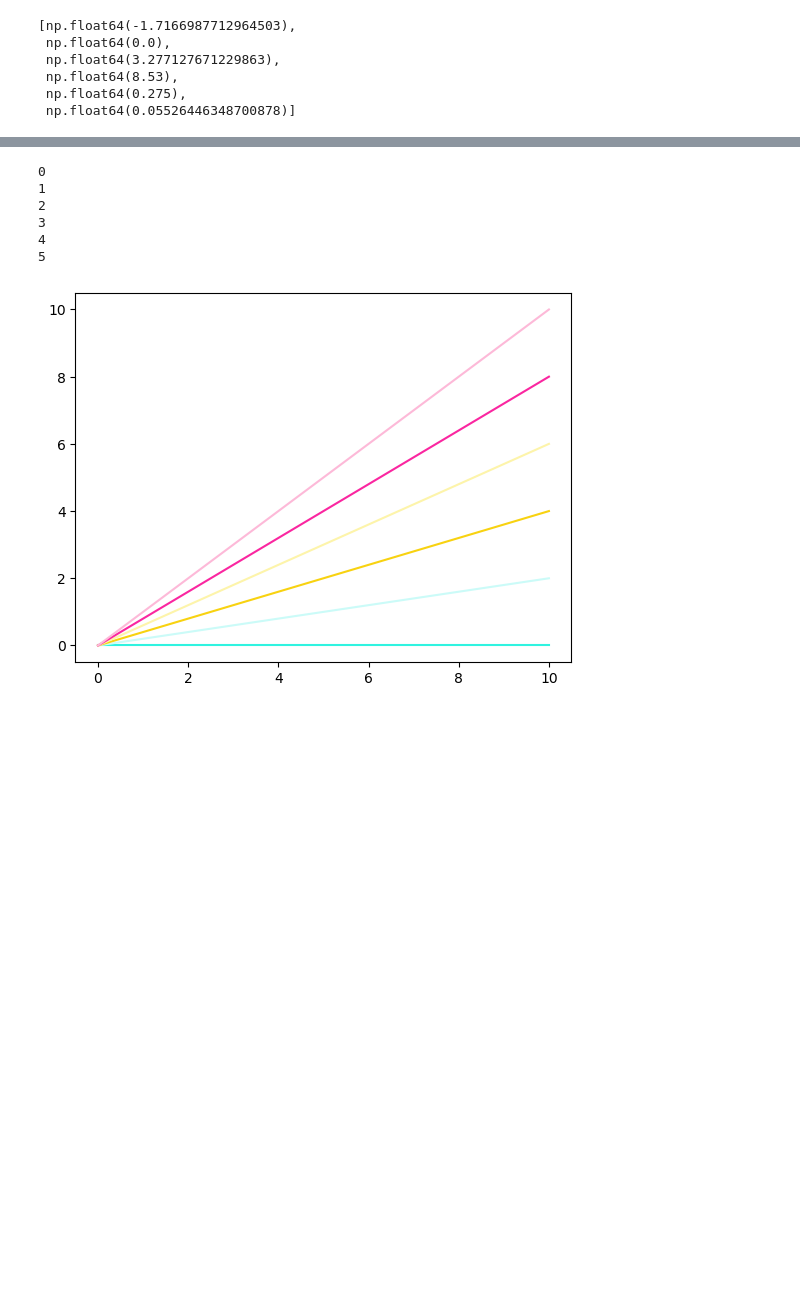
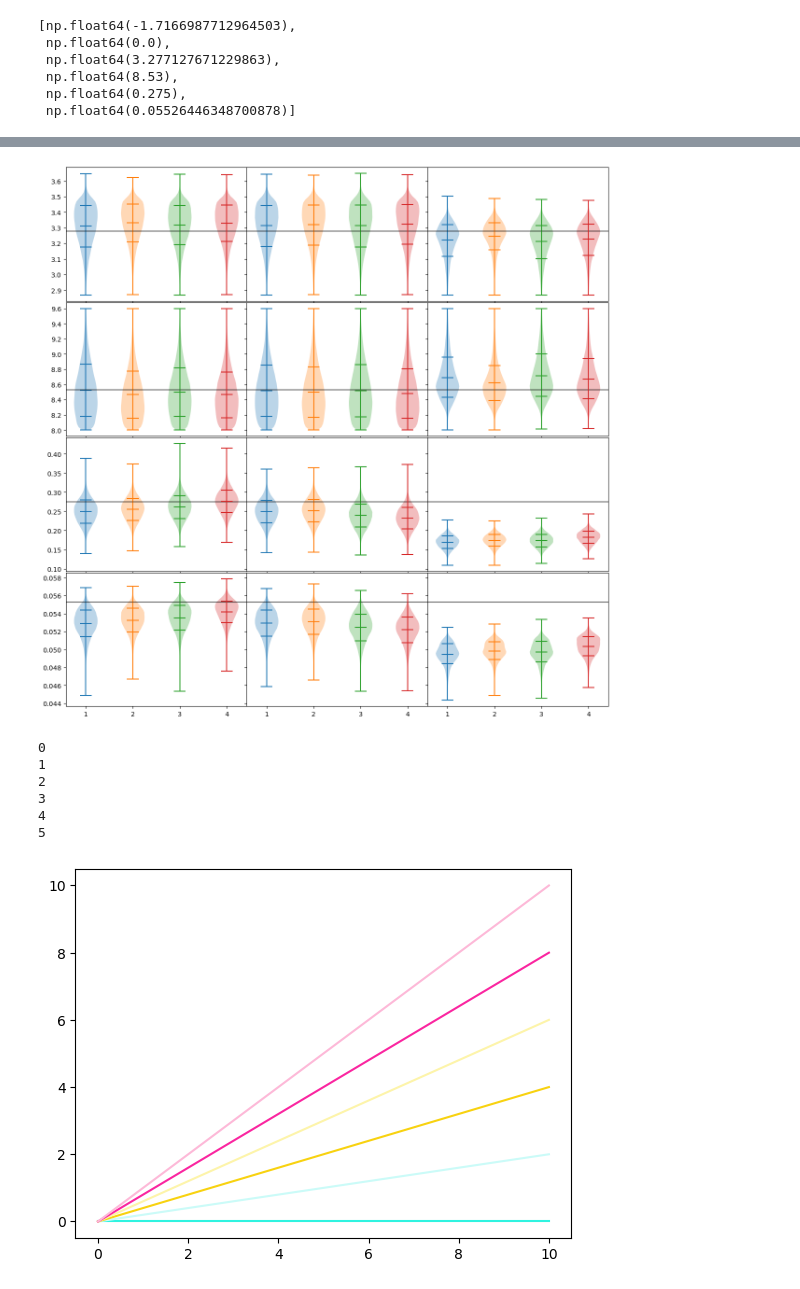
Before and after one commit to lisaleemcb/alfred, a Jupyter notebook: notebooks/mcmc_analysis_productionsruns.ipynb, the cells around one changed output, grey strips where cells are left out. Saved outputs shown, nothing was run; the diff lists cells and outputs as text; code cells hidden in the pictures; blank space fills up the shorter version.

```diff
--- a/notebooks/mcmc_analysis_productionsruns.ipynb
+++ b/notebooks/mcmc_analysis_productionsruns.ipynb
@@ -138,3 +179,39 @@ NameError: name 'chains_all' is not defined
+# %%
+fig, ax = plt.subplots(4, len(survey_labels), sharex=True, sharey='row', figsize=(15,15))
+fig.subplots_adjust(wspace=0.0, hspace=0.01)
+
+for i, chains in enumerate(chains_runs):
+    for j, chain in enumerate(chains[0]):
+    # lp = lps[n]
+    # data = datas[n]
+
+        quantile_lines = [[0.16, 0.84]] #* len(data)  # one [0.16, 0.84] list per violin
+
+        # if i == 0:
+        #     A = False
+        # if i > 0:
+        #     A = True
+
+        chain = make_tauchains(chain, A=True, dropA=True, truths=df.loc[config.sn].to_dict())
+
+        for ip, p in enumerate(true_params[2:]):
+            ax[ip,i].axhline(p, alpha=.2, color='black')
+            ax[ip,i].violinplot(chain[:,ip], [j+1], points=40, widths=0.5,
+                        showmeans=True, showextrema=True, showmedians=False, quantiles=quantile_lines,
+                        bw_method='silverman')
+
+    # for ip, p in enumerate(true_params[2:]):
+    #     ax[ip,i].axhline(p, alpha=.2, color='black')
+    #     ax[ip,i].violinplot(chain[:,ip], [n+2], points=40, widths=0.5,
+    #                 showmeans=True, showextrema=True, showmedians=False, quantiles=quantile_lines,
+    #                 bw_method='silverman')
+
+    ax[3,i].set_xticks(np.arange(1, len(setups)+1))
+    # ax[3,i].set_xticklabels([f"{survey} {setup}" for si, setup in enumerate(setups)])
+
+    # ax[0,i].set_title(f'{survey_labels[i]}', fontsize=12)
+# %% [output]
+[figure, added]
 # %%
 survey_colors = ['#2ff3e0', '#cbfbf8', '#f8d210', '#fdf4aa', '#fa26a0', '#fdb9d8']
 # %%
```
Also changed, not shown: parts of 7 cells of this notebook, 4 other files.
